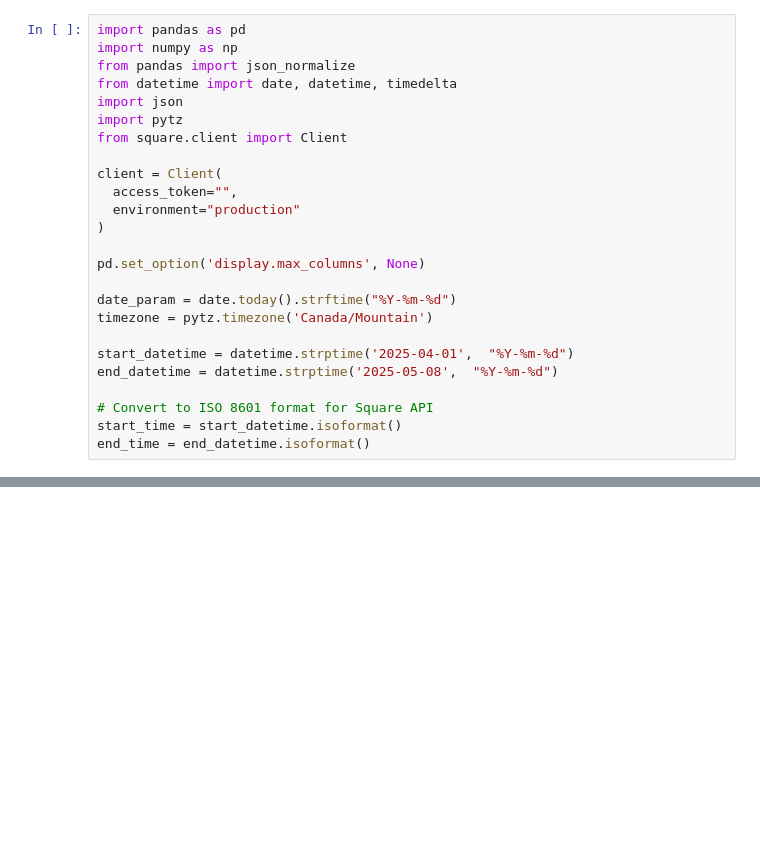
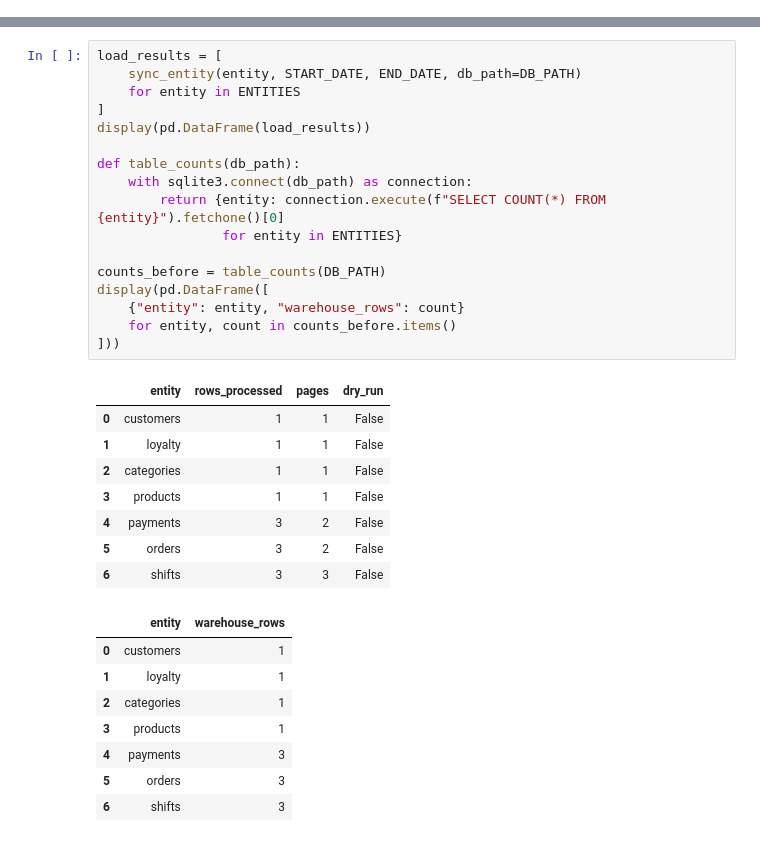
Before and after one commit to ZaheenHamidani/Portfolio, a Jupyter notebook: Coffee Shop Exploratory Data Analysis/Coffee Shop EDA.ipynb, the cells around one changed output, grey strips where cells are left out. Cells and saved outputs as stored; diff of their text form; blank space fills up the shorter version.

```diff
--- a/Coffee Shop Exploratory Data Analysis/Coffee Shop EDA.ipynb
+++ b/Coffee Shop Exploratory Data Analysis/Coffee Shop EDA.ipynb
@@ -1,25 +0,0 @@
-# %%
-import pandas as pd
-import numpy as np
-from pandas import json_normalize
-from datetime import date, datetime, timedelta
-import json
-import pytz
-from square.client import Client
-
-client = Client(
-  access_token="",
-  environment="production"
-)
-
-pd.set_option('display.max_columns', None)
-
-date_param = date.today().strftime("%Y-%m-%d")
-timezone = pytz.timezone('Canada/Mountain')
-
-start_datetime = datetime.strptime('2025-04-01',  "%Y-%m-%d")
-end_datetime = datetime.strptime('2025-05-08',  "%Y-%m-%d")
-
-# Convert to ISO 8601 format for Square API
-start_time = start_datetime.isoformat()
-end_time = end_datetime.isoformat()
@@ -467,0 +77,34 @@ styled_matrix
+# %%
+load_results = [
+    sync_entity(entity, START_DATE, END_DATE, db_path=DB_PATH)
+    for entity in ENTITIES
+]
+display(pd.DataFrame(load_results))
+
+def table_counts(db_path):
+    with sqlite3.connect(db_path) as connection:
+        return {entity: connection.execute(f"SELECT COUNT(*) FROM {entity}").fetchone()[0]
+                for entity in ENTITIES}
+
+counts_before = table_counts(DB_PATH)
+display(pd.DataFrame([
+    {"entity": entity, "warehouse_rows": count}
+    for entity, count in counts_before.items()
+]))
+# %% [output]
+|  | entity | rows_processed | pages | dry_run |
+| 0 | customers | 1 | 1 | False |
+| 1 | loyalty | 1 | 1 | False |
+| 2 | categories | 1 | 1 | False |
+| 3 | products | 1 | 1 | False |
+| 4 | payments | 3 | 2 | False |
+| 5 | orders | 3 | 2 | False |
+| 6 | shifts | 3 | 3 | False |
+|  | entity | warehouse_rows |
+| 0 | customers | 1 |
+| 1 | loyalty | 1 |
+| 2 | categories | 1 |
+| 3 | products | 1 |
+| 4 | payments | 3 |
+| 5 | orders | 3 |
+| 6 | shifts | 3 |
```
Also changed, not shown: parts of 36 cells of this notebook.
